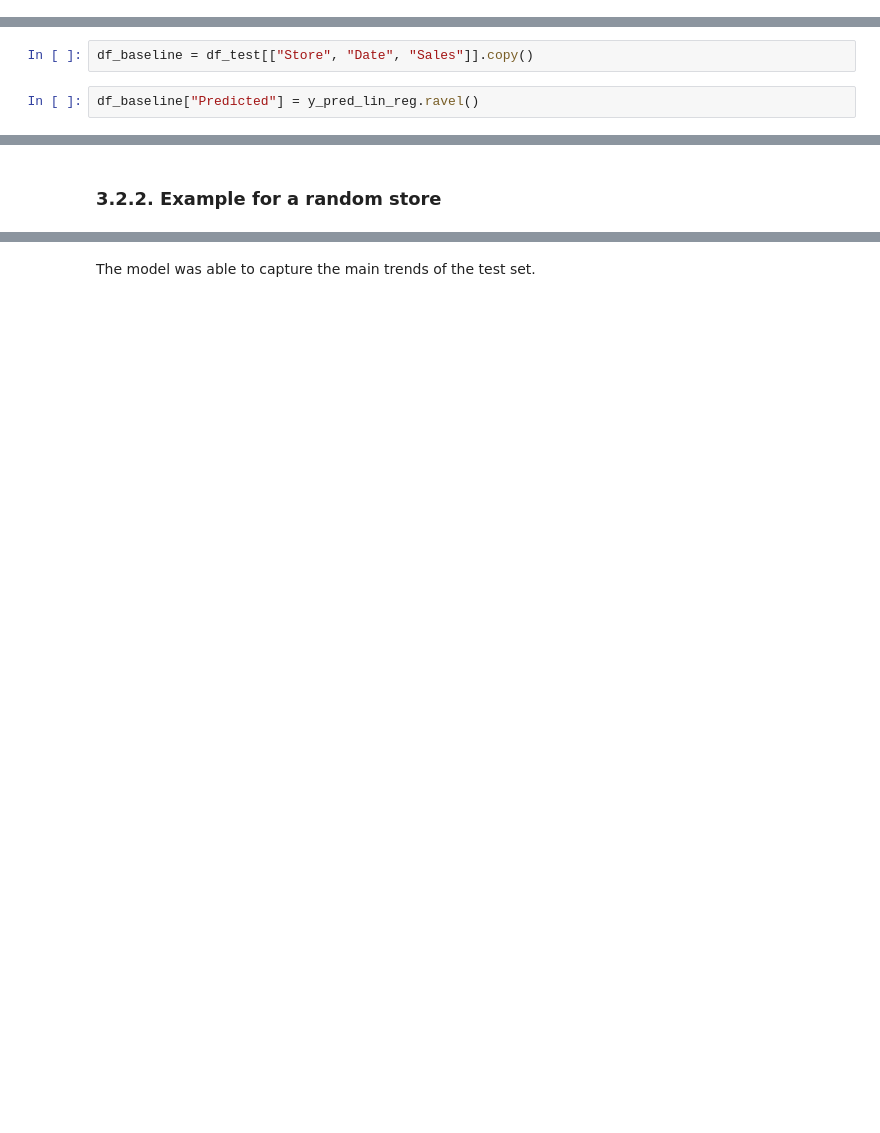
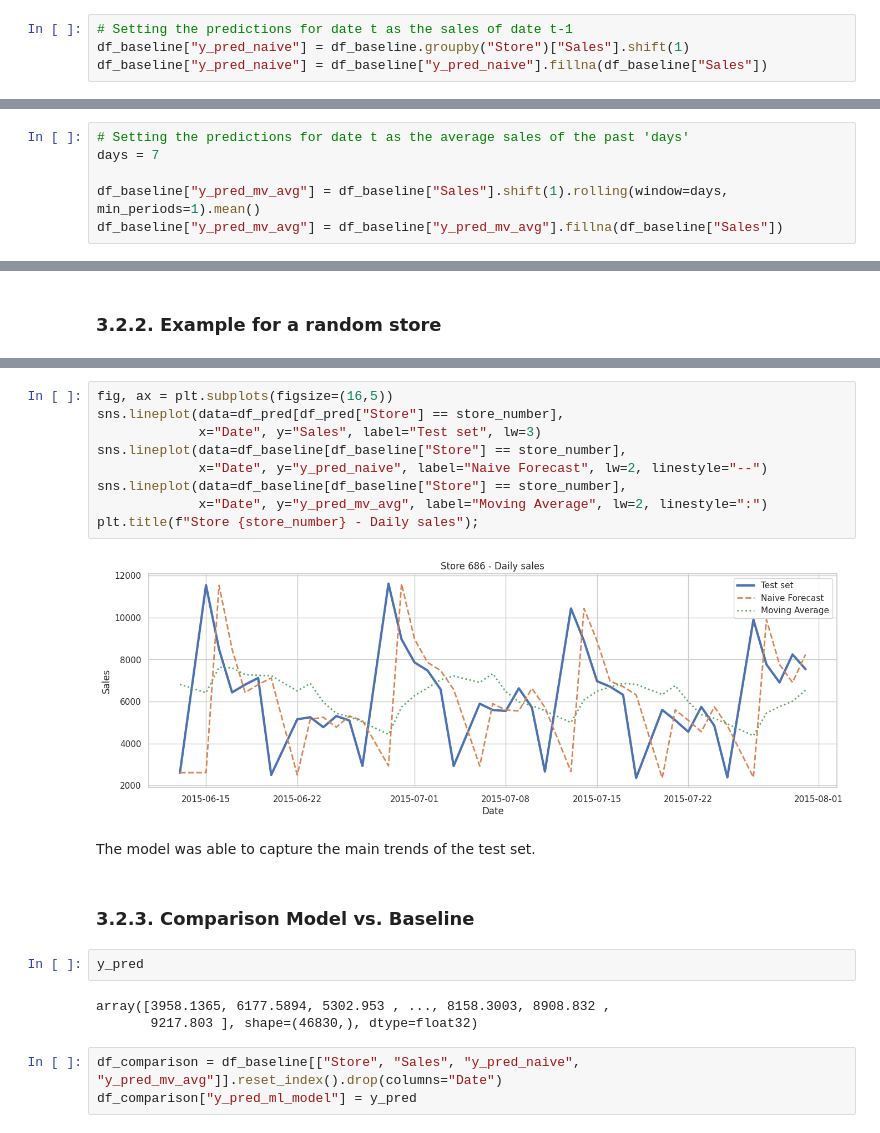
Before and after one commit to ezequielpf/rossmann_sales_prediction, a Jupyter notebook: notebooks/2_MODEL_store_sales_predict.ipynb, the cells around one changed output, grey strips where cells are left out. Drawn from its saved outputs; the diff is of its cells as text; blank space fills up the shorter version.

```diff
--- a/notebooks/2_MODEL_store_sales_predict.ipynb
+++ b/notebooks/2_MODEL_store_sales_predict.ipynb
@@ -70,0 +75,4 @@ assert len(X_train.columns) == len(X_test.columns), 'Different columns between X
+# %%
+# Setting the predictions for date t as the sales of date t-1
+df_baseline["y_pred_naive"] = df_baseline.groupby("Store")["Sales"].shift(1)
+df_baseline["y_pred_naive"] = df_baseline["y_pred_naive"].fillna(df_baseline["Sales"])
@@ -92,4 +86,0 @@ y_pred_lin_reg = lin_reg_model.predict(X_test)
-# %%
-df_baseline = df_test[["Store", "Date", "Sales"]].copy()
-# %%
-df_baseline["Predicted"] = y_pred_lin_reg.ravel()
@@ -100,0 +87,6 @@ model_performance(y_true=y_test,y_pred=y_pred_lin_reg.ravel())
+# %%
+# Setting the predictions for date t as the average sales of the past 'days'
+days = 7
+
+df_baseline["y_pred_mv_avg"] = df_baseline["Sales"].shift(1).rolling(window=days, min_periods=1).mean()
+df_baseline["y_pred_mv_avg"] = df_baseline["y_pred_mv_avg"].fillna(df_baseline["Sales"])
@@ -242,2 +290,23 @@ plt.title(f"Store {store_number} - Daily sales");
+# %%
+fig, ax = plt.subplots(figsize=(16,5))
+sns.lineplot(data=df_pred[df_pred["Store"] == store_number],
+             x="Date", y="Sales", label="Test set", lw=3)
+sns.lineplot(data=df_baseline[df_baseline["Store"] == store_number],
+             x="Date", y="y_pred_naive", label="Naive Forecast", lw=2, linestyle="--")
+sns.lineplot(data=df_baseline[df_baseline["Store"] == store_number],
+             x="Date", y="y_pred_mv_avg", label="Moving Average", lw=2, linestyle=":")
+plt.title(f"Store {store_number} - Daily sales");
+# %% [output]
+[figure, added]
 # %% [markdown]
 The model was able to capture the main trends of the test set.
+# %% [markdown]
+### 3.2.3. Comparison Model vs. Baseline
+# %%
+y_pred
+# %% [output]
+array([3958.1365, 6177.5894, 5302.953 , ..., 8158.3003, 8908.832 ,
+       9217.803 ], shape=(46830,), dtype=float32)
+# %%
+df_comparison = df_baseline[["Store", "Sales", "y_pred_naive", "y_pred_mv_avg"]].reset_index().drop(columns="Date")
+df_comparison["y_pred_ml_model"] = y_pred
```
Also changed, not shown: parts of 21 cells of this notebook, 1 other file.
